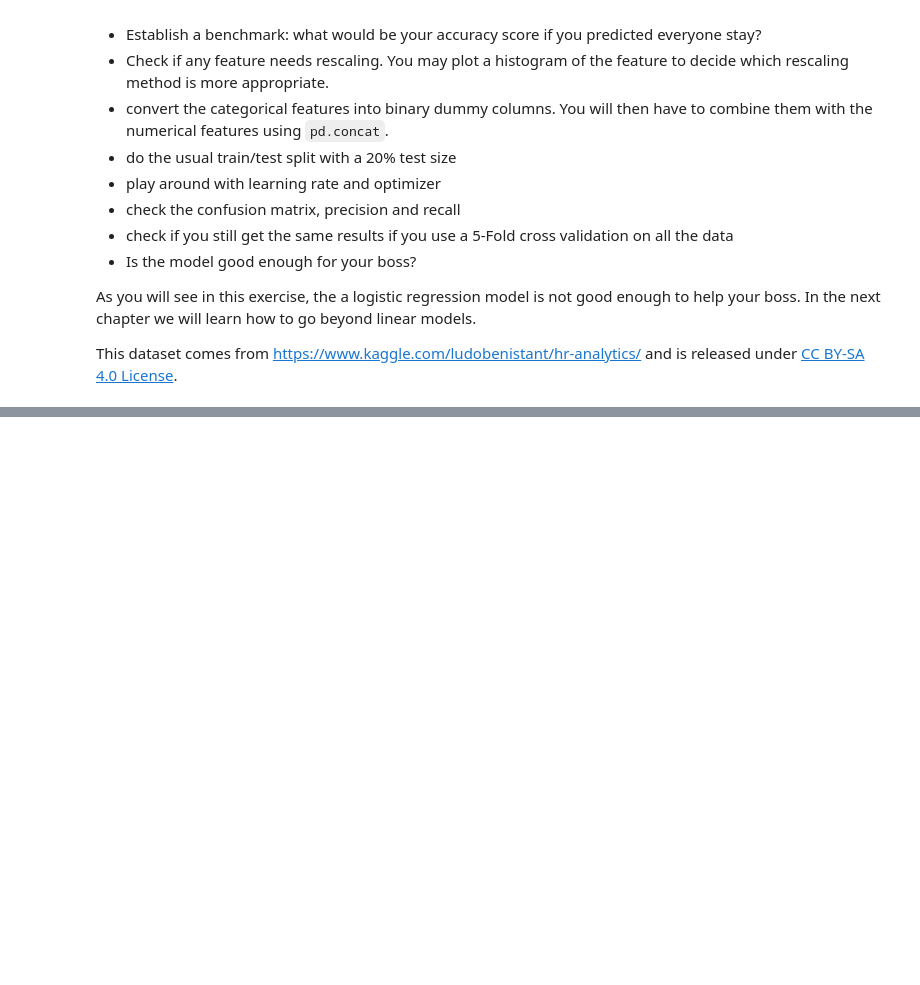
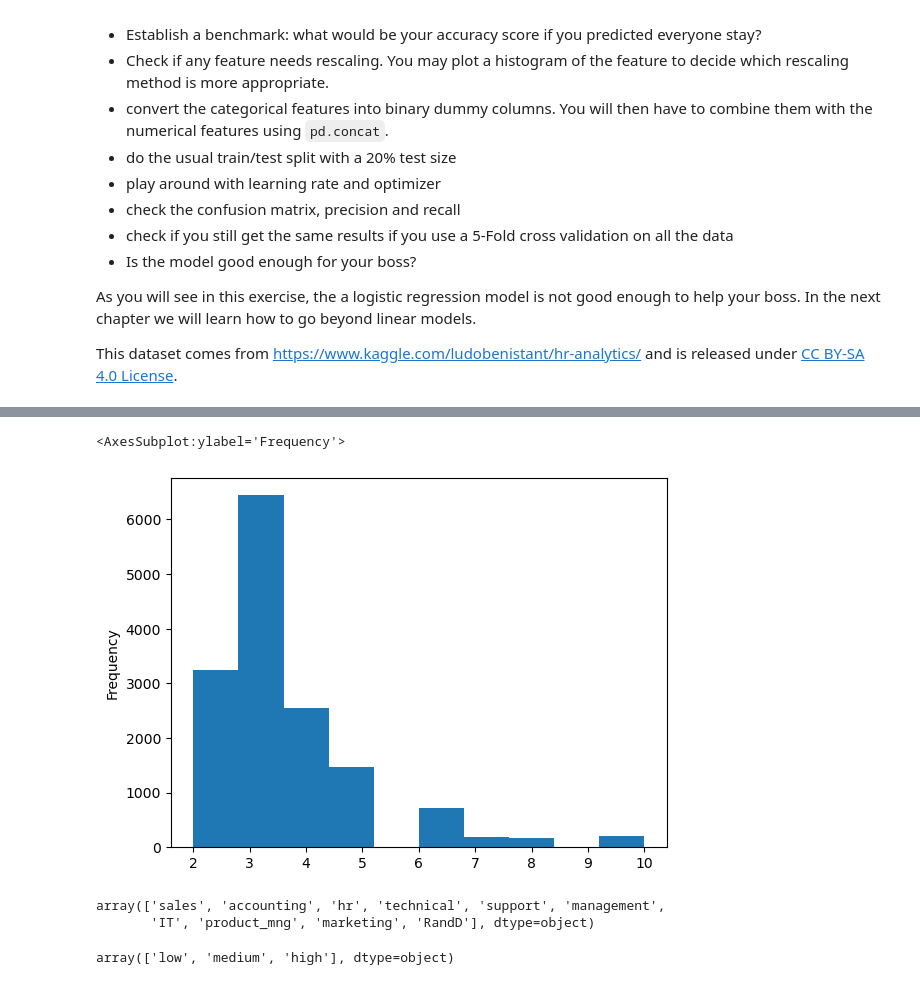
Before and after one commit to khaz-dev/deep_learning_keras, a Jupyter notebook: course/3 Machine Learning.ipynb, the cells around one changed output, grey strips where cells are left out. Drawn from its saved outputs; the diff is of its cells as text; code cells hidden in the pictures; blank space fills up the shorter version.

```diff
--- a/course/3 Machine Learning.ipynb
+++ b/course/3 Machine Learning.ipynb
@@ -535,0 +832,14 @@ This dataset comes from https://www.kaggle.com/ludobenistant/hr-analytics/ and i
+# %%
+df['time_spend_company'].plot(kind='hist')
+# %% [output]
+<AxesSubplot:ylabel='Frequency'>
+[figure, added]
+# %%
+df['sales'].unique()
+# %% [output]
+array(['sales', 'accounting', 'hr', 'technical', 'support', 'management',
+       'IT', 'product_mng', 'marketing', 'RandD'], dtype=object)
+# %%
+df['salary'].unique()
+# %% [output]
+array(['low', 'medium', 'high'], dtype=object)
```
Also changed, not shown: parts of 73 cells of this notebook, 7 other files.
